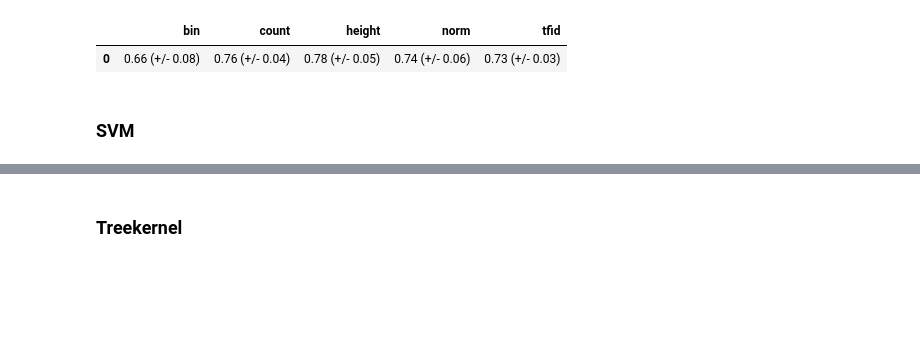
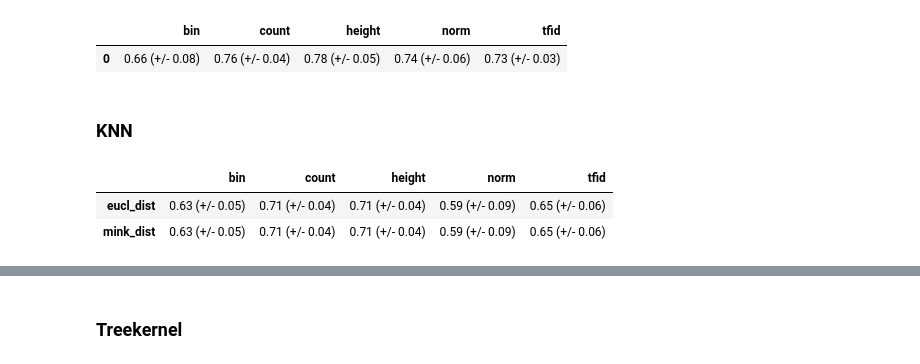
Before and after one commit to emited/discourseAnalysis, a Jupyter notebook: code/experiments.ipynb, the cells around one changed output, grey strips where cells are left out. Cells and saved outputs as stored; diff of their text form; code cells hidden in the pictures; blank space fills up the shorter version.

```diff
--- a/code/experiments.ipynb
+++ b/code/experiments.ipynb
@@ -66,4 +66,25 @@ rand_forest_res
 |  | bin | count | height | norm | tfid |
 | 0 | 0.66 (+/- 0.08) | 0.76 (+/- 0.04) | 0.78 (+/- 0.05) | 0.74 (+/- 0.06) | 0.73 (+/- 0.03) |
 # %% [markdown]
-### SVM
+### KNN
+# %%
+metrics = ['eucl_dist','mink_dist']
+representations = ['bin', 'count', 'tfid', 'norm', 'height']
+
+results = []
+for k in metrics:
+    d = {}
+    for rep in representations:
+        K = V_kernels[k][rep]
+        K = K[idx][:,idx]
+        knn_clf = neighbors.KNeighborsClassifier(metric="precomputed")
+        scores = cross_validation.cross_val_score(knn_clf,K,y[idx],cv=5)
+        d[rep] = "   %0.2f   (+/- %0.2f) " % (scores.mean(), scores.std() * 2)
+    results.append(d)
+
+knn_res = pd.DataFrame(results,index=metrics)
+knn_res
+# %% [output]
+|  | bin | count | height | norm | tfid |
+| eucl_dist | 0.63 (+/- 0.05) | 0.71 (+/- 0.04) | 0.71 (+/- 0.04) | 0.59 (+/- 0.09) | 0.65 (+/- 0.06) |
+| mink_dist | 0.63 (+/- 0.05) | 0.71 (+/- 0.04) | 0.71 (+/- 0.04) | 0.59 (+/- 0.09) | 0.65 (+/- 0.06) |
```
Also changed, not shown: parts of 6 cells of this notebook.
